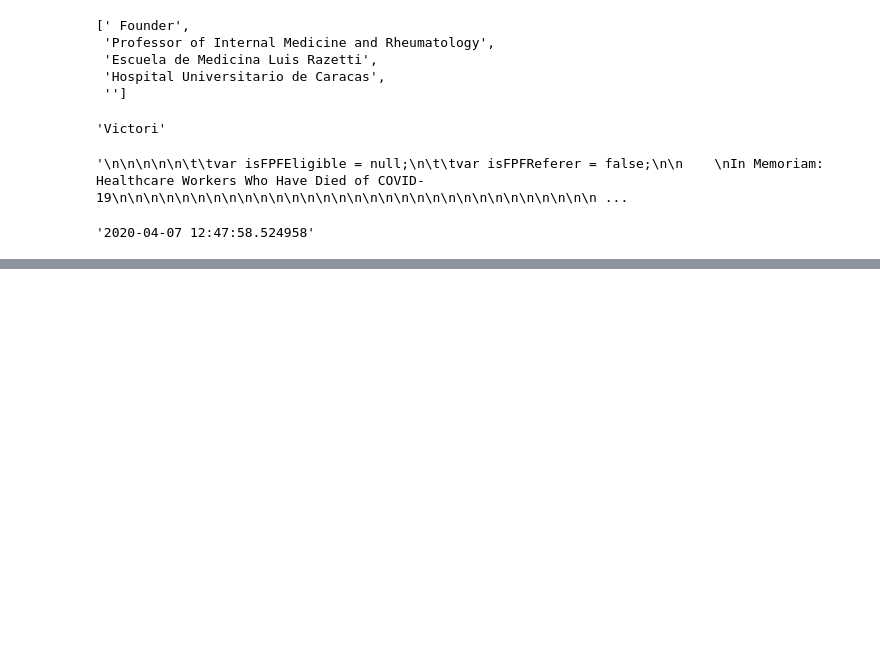
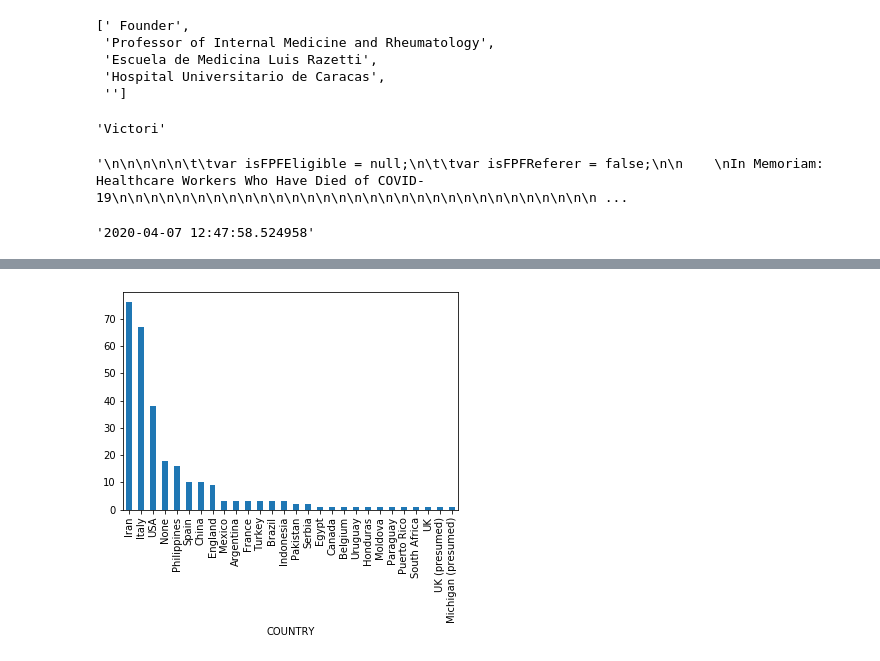
Before and after one commit to AMADataLabs/Core, a Jupyter notebook: Sandbox/Medscape/medscape.ipynb, the cells around one changed output, grey strips where cells are left out. Cells and saved outputs as stored; diff of their text form; code cells hidden in the pictures; blank space fills up the shorter version.

Commit message:
Add stats, weird AGE plot error still
Former-commit-id: 7ba629b3ea76f3d314e0432c31f752b55f09fd5d

```diff
--- a/Sandbox/Medscape/medscape.ipynb
+++ b/Sandbox/Medscape/medscape.ipynb
@@ -177,0 +199,6 @@ str(now).split('.')[0].replace(' ','_')
+# %%
+by_country = by_country.sort_values(ascending = False)
+# %%
+ax = by_country.plot.bar()
+# %% [output]
+[figure, added]
```
Also changed, not shown: parts of 8 cells of this notebook, 3 other files.
